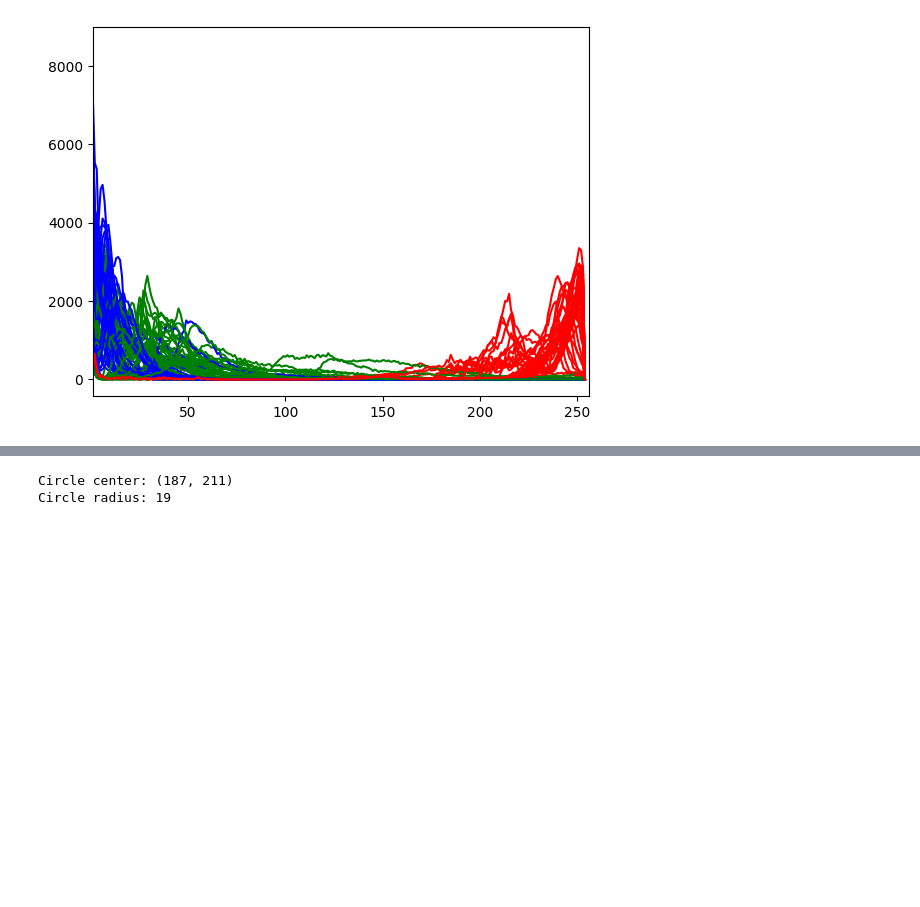
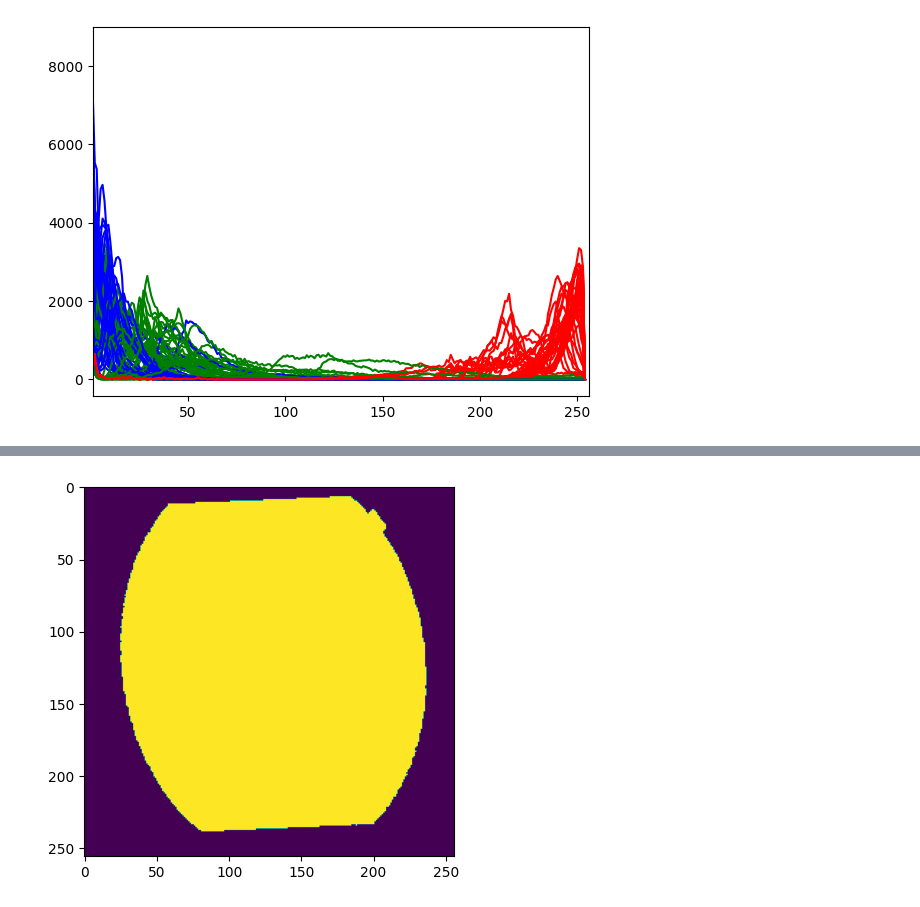
Before and after one commit to bethtaylor339/data_science, a Jupyter notebook: IP.ipynb, the cells around one changed output, grey strips where cells are left out. Saved outputs shown, nothing was run; the diff lists cells and outputs as text; code cells hidden in the pictures; blank space fills up the shorter version.

Commit message:
20/04/23, inpainting half works

```diff
--- a/IP.ipynb
+++ b/IP.ipynb
@@ -77,33 +82,0 @@ cv2.destroyAllWindows()
-# %%
-####This bit actually works to tell me where the circle is
-# Load the image
-im01= cv2.imread('test_images/im01-RET029OD.jpg', cv2.IMREAD_COLOR)
-# Convert the image to grayscale
-gray = cv2.cvtColor(im01, cv2.COLOR_BGR2GRAY)
-
-# Apply a threshold to create a binary image
-_, thresh = cv2.threshold(gray, 10, 255, cv2.THRESH_BINARY)
-
-# Detect circles using the Hough transform
-circles = cv2.HoughCircles(thresh, cv2.HOUGH_GRADIENT, 1, minDist=50,
-                           param1=200, param2=20, minRadius=0, maxRadius=0)
-
-# Extract the coordinates and radius of the circle
-x = int(circles[0][0][0])
-y = int(circles[0][0][1])
-r = int(circles[0][0][2])
-
-# Draw a circle around the detected circle
-cv2.circle(im01, (x, y), r, (0, 255, 0), 2)
-
-# Display the image
-cv2.imshow('image', im01)
-cv2.waitKey(0)
-cv2.destroyAllWindows()
-
-# Print the center coordinates and radius of the circle
-print('Circle center:', (x, y))
-print('Circle radius:', r)
-# %% [output]
-Circle center: (187, 211)
-Circle radius: 19
@@ -181,0 +83,42 @@ cv2.destroyAllWindows()
+# %%
+#inpainting finally works!!!!!
+img = im01
+mask = np.zeros_like(img[:,:,0])
+center = (188, 212)
+radius = 22
+cv2.circle(mask, center, radius, 255, -1)
+
+# Extract a similar section from the image
+section = img[100:170, 150:220]
+
+
+# Resize the mask to match the size of the image using interpolation
+mask_resized = cv2.resize(mask, img.shape[:2][::-1], interpolation=cv2.INTER_LANCZOS4)
+
+# Inpaint the corrupted region in the color image using the extracted section
+inpainted_color = cv2.inpaint(img, mask_resized, 3, cv2.INPAINT_NS)
+
+# Resize the section to match the size of the inpainted region
+section_resized = cv2.resize(section, inpainted_color.shape[:2][::-1], interpolation=cv2.INTER_NEAREST)
+cv2.imshow('image', section_resized)
+cv2.waitKey(0)
+cv2.destroyAllWindows()
+# Replace the inpainted region with the extracted section
+output = inpainted_color.copy()
+output[mask_resized != 0] = section_resized[mask_resized != 0]
+
+# Display the output image
+cv2.imshow('image', output)
+cv2.waitKey(0)
+cv2.destroyAllWindows()
+# %%
+#dewarping and removing borders 1
+img = output
+
+gray = cv2.cvtColor(img, cv2.COLOR_BGR2GRAY)
+ret, thresh = cv2.threshold(gray, 30, 255, 0)
+
+plt.imshow(thresh)
+plt.show()
+# %% [output]
+[figure, added]
```
Also changed, not shown: parts of 10 cells of this notebook, 43 other files.
